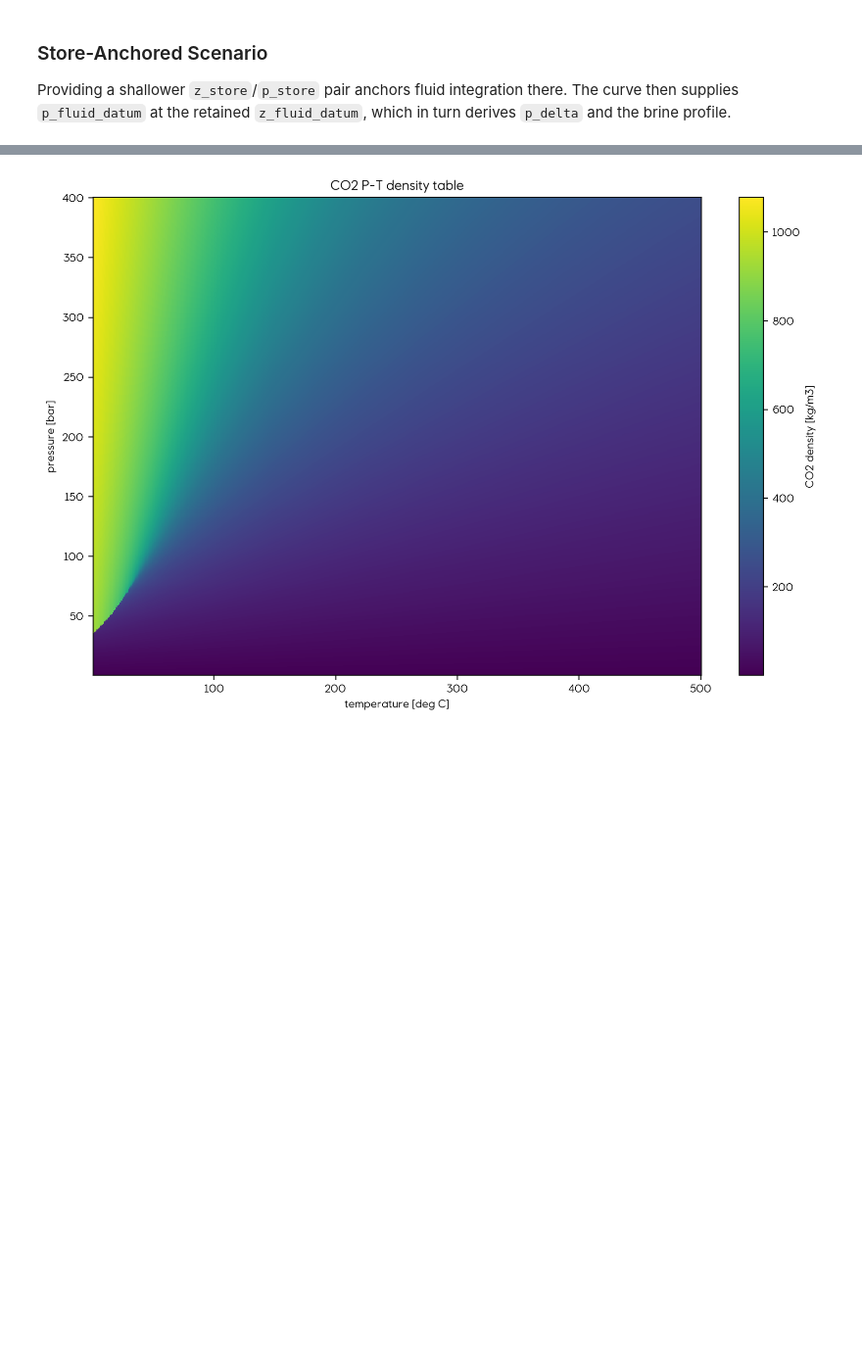
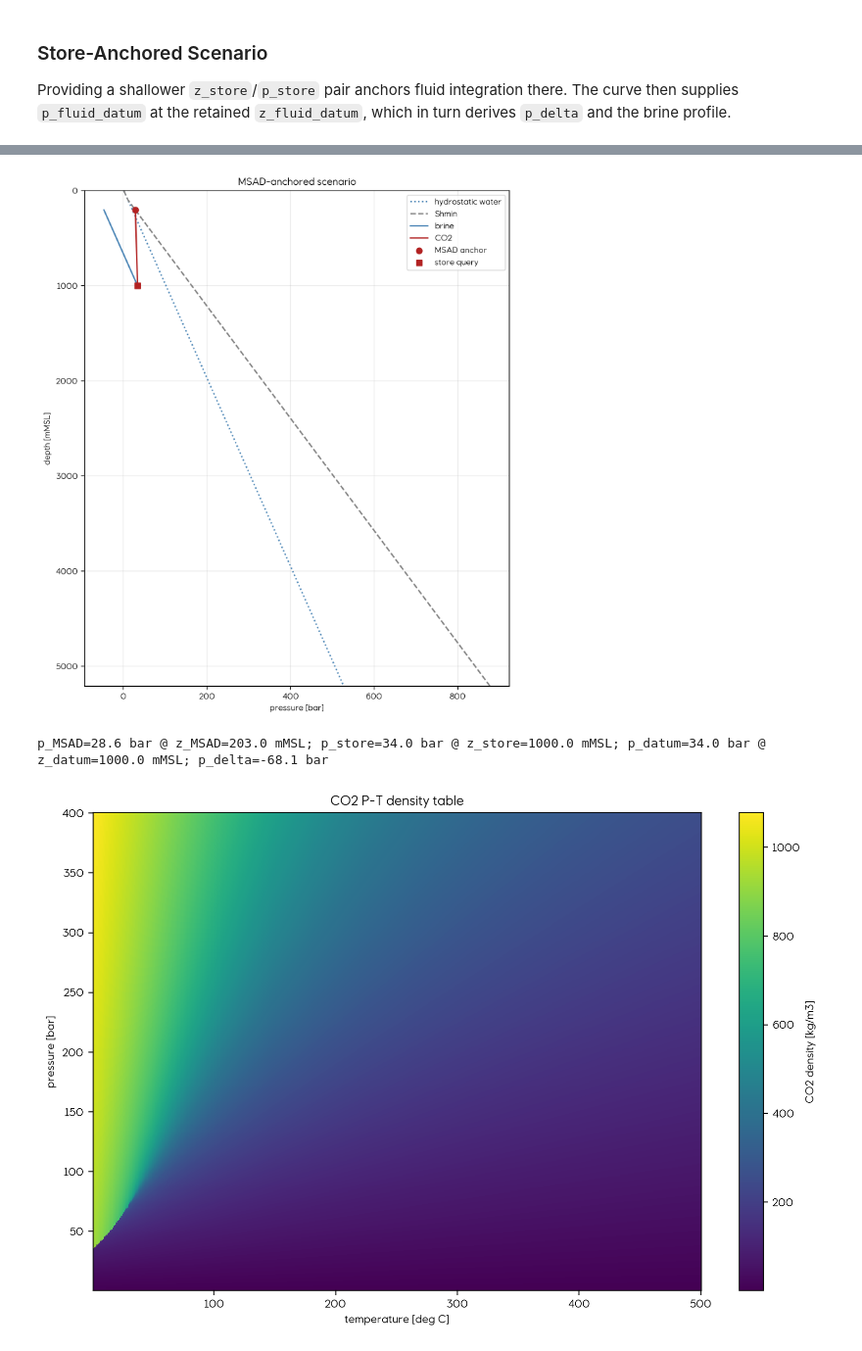
Before and after one commit to equinor/SCREEN, a Jupyter notebook: notebooks/01_wellclass.ipynb, the cells around one changed output, grey strips where cells are left out. Shown at 98% size. Drawn from its saved outputs; the diff is of its cells as text; code cells hidden in the pictures; blank space fills up the shorter version.

```diff
--- a/notebooks/01_wellclass.ipynb
+++ b/notebooks/01_wellclass.ipynb
@@ -456,3 +466,37 @@ p_store=160.0 bar @ z_store=1000.0 mMSL; p_datum=250.0 bar @ z_datum=2500.0 mMSL
+# %%
+msad_anchor = pressure.add_scenario(
+    'plug_msad',
+    z_MSAD=plug_properties['bottom_tvd_msl'],
+    z_store=1000.0,
+)
+display = msad_anchor.display_curves()
+
+fig, ax = plt.subplots(figsize=(7, 8))
+ax.plot(table.hydrostatic_pressure, table.depth, color='steelblue', linestyle=':', label='hydrostatic water')
+ax.plot(table.min_horizontal_stress, table.depth, color='gray', linestyle='--', label='Shmin')
+ax.plot(display['brine_pressure'], display['brine_depth'], color='steelblue', label='brine')
+ax.plot(display['fluid_pressure'], display['fluid_depth'], color='firebrick', label='CO2')
+ax.scatter(msad_anchor.p_MSAD, msad_anchor.z_MSAD, color='firebrick', zorder=5, label='MSAD anchor')
+ax.scatter(msad_anchor.p_store, msad_anchor.z_store, color='firebrick', marker='s', zorder=5, label='store query')
+ax.set_title('MSAD-anchored scenario')
+ax.set_xlabel('pressure [bar]')
+ax.set_ylabel('depth [mMSL]')
+ax.set_ylim(0, float(table.depth.max()))
+ax.invert_yaxis()
+ax.grid(alpha=0.25)
+ax.legend()
+fig.tight_layout()
+plt.show()
+
+print(
+    f'p_MSAD={msad_anchor.p_MSAD:.1f} bar @ z_MSAD={msad_anchor.z_MSAD:.1f} mMSL; '
+    f'p_store={msad_anchor.p_store:.1f} bar @ z_store={msad_anchor.z_store:.1f} mMSL; '
+    f'p_datum={msad_anchor.p_fluid_datum:.1f} bar @ z_datum={msad_anchor.z_fluid_datum:.1f} mMSL; '
+    f'p_delta={msad_anchor.p_delta:+.1f} bar'
+)
+# %% [output]
+[figure, added]
+p_MSAD=28.6 bar @ z_MSAD=203.0 mMSL; p_store=34.0 bar @ z_store=1000.0 mMSL; p_datum=34.0 bar @ z_datum=1000.0 mMSL; p_delta=-68.1 bar
 # %%
 from src.WellClass.libs.pvt.pvt import get_pvt
 
```
Also changed, not shown: parts of 4 cells of this notebook, 2 other files.
